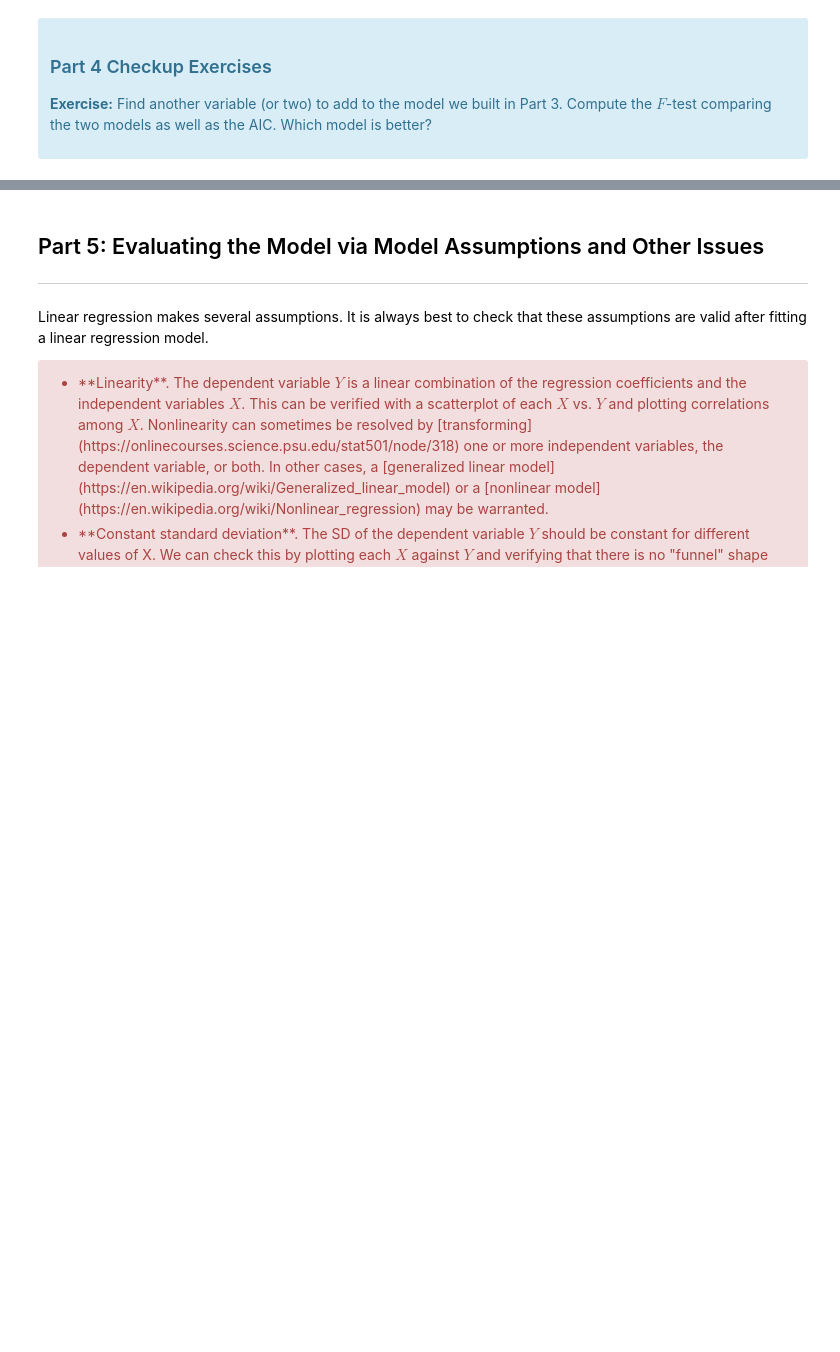
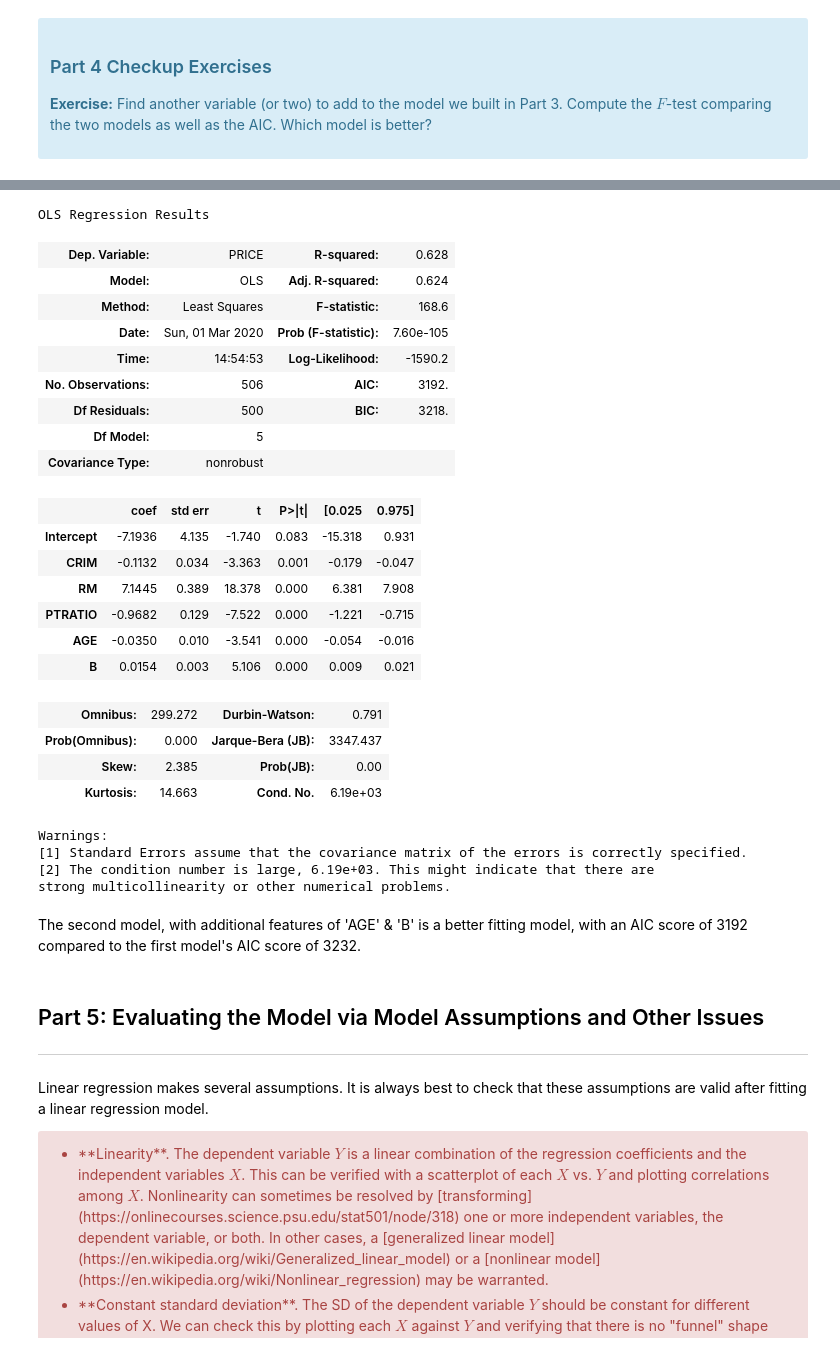
Before and after one commit to dudikbender/springboard, a Jupyter notebook: linear_regression/Mini_Project_Linear_Regression.ipynb, the cells around one changed output, grey strips where cells are left out. Saved outputs shown, nothing was run; the diff lists cells and outputs as text; code cells hidden in the pictures; blank space fills up the shorter version.

```diff
--- a/linear_regression/Mini_Project_Linear_Regression.ipynb
+++ b/linear_regression/Mini_Project_Linear_Regression.ipynb
@@ -767,3 +818,34 @@ where $L$ is the likelihood of the model. AIC is meaningless in the absolute sen
+# %%
+sm2 = ols('PRICE ~ CRIM + RM + PTRATIO + AGE + B', bos).fit()
+sm2.summary()
+# %% [output]
+OLS Regression Results
+| Dep. Variable: | PRICE | R-squared: | 0.628 |
+| Model: | OLS | Adj. R-squared: | 0.624 |
+| Method: | Least Squares | F-statistic: | 168.6 |
+| Date: | Sun, 01 Mar 2020 | Prob (F-statistic): | 7.60e-105 |
+| Time: | 14:54:53 | Log-Likelihood: | -1590.2 |
+| No. Observations: | 506 | AIC: | 3192. |
+| Df Residuals: | 500 | BIC: | 3218. |
+| Df Model: | 5 |  |  |
+| Covariance Type: | nonrobust |  |  |
+|  | coef | std err | t | P>|t| | [0.025 | 0.975] |
+| Intercept | -7.1936 | 4.135 | -1.740 | 0.083 | -15.318 | 0.931 |
+| CRIM | -0.1132 | 0.034 | -3.363 | 0.001 | -0.179 | -0.047 |
+| RM | 7.1445 | 0.389 | 18.378 | 0.000 | 6.381 | 7.908 |
+| PTRATIO | -0.9682 | 0.129 | -7.522 | 0.000 | -1.221 | -0.715 |
+| AGE | -0.0350 | 0.010 | -3.541 | 0.000 | -0.054 | -0.016 |
+| B | 0.0154 | 0.003 | 5.106 | 0.000 | 0.009 | 0.021 |
+| Omnibus: | 299.272 | Durbin-Watson: | 0.791 |
+| Prob(Omnibus): | 0.000 | Jarque-Bera (JB): | 3347.437 |
+| Skew: | 2.385 | Prob(JB): | 0.00 |
+| Kurtosis: | 14.663 | Cond. No. | 6.19e+03 |
+Warnings:
+[1] Standard Errors assume that the covariance matrix of the errors is correctly specified.
+[2] The condition number is large, 6.19e+03. This might indicate that there are
+strong multicollinearity or other numerical problems.
+# %% [markdown]
+The second model, with additional features of 'AGE' & 'B' is a better fitting model, with an AIC score of 3192 compared to the first model's AIC score of 3232.
 # %% [markdown]
 
 ## Part 5: Evaluating the Model via Model Assumptions and Other Issues
```
Also changed, not shown: parts of 20 cells of this notebook.
